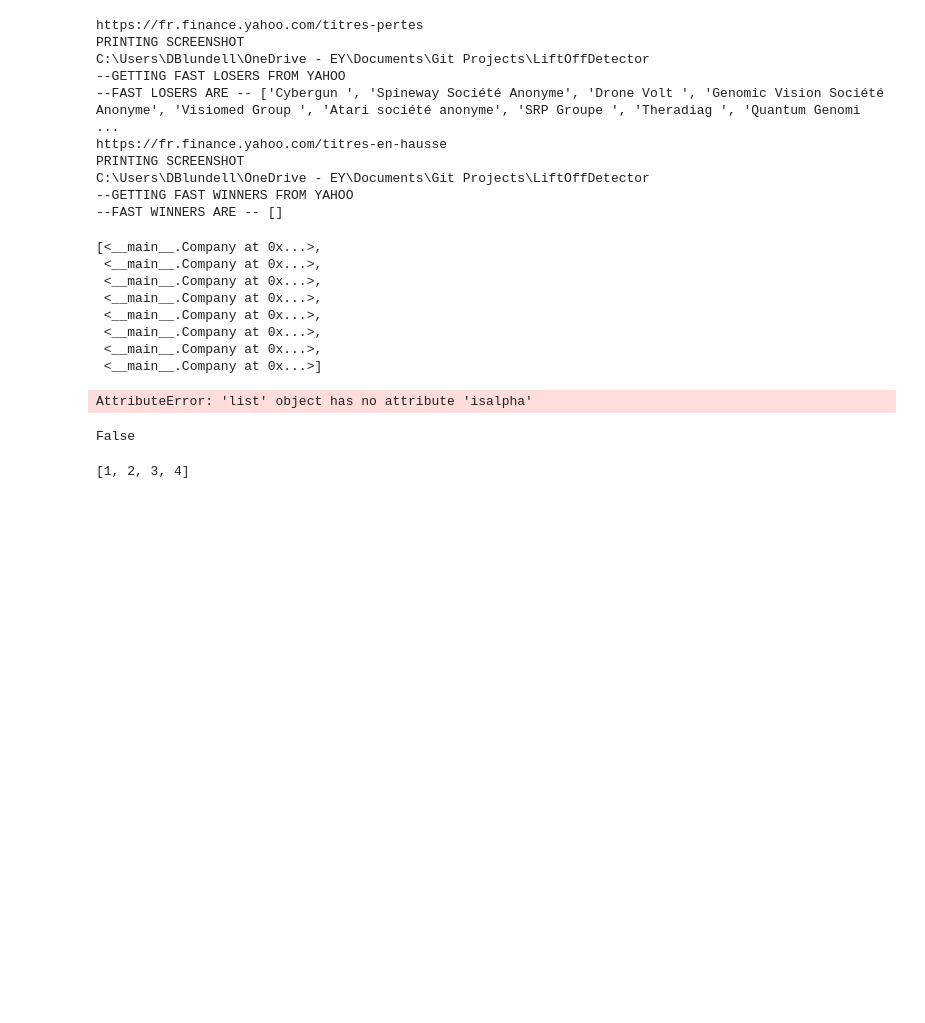
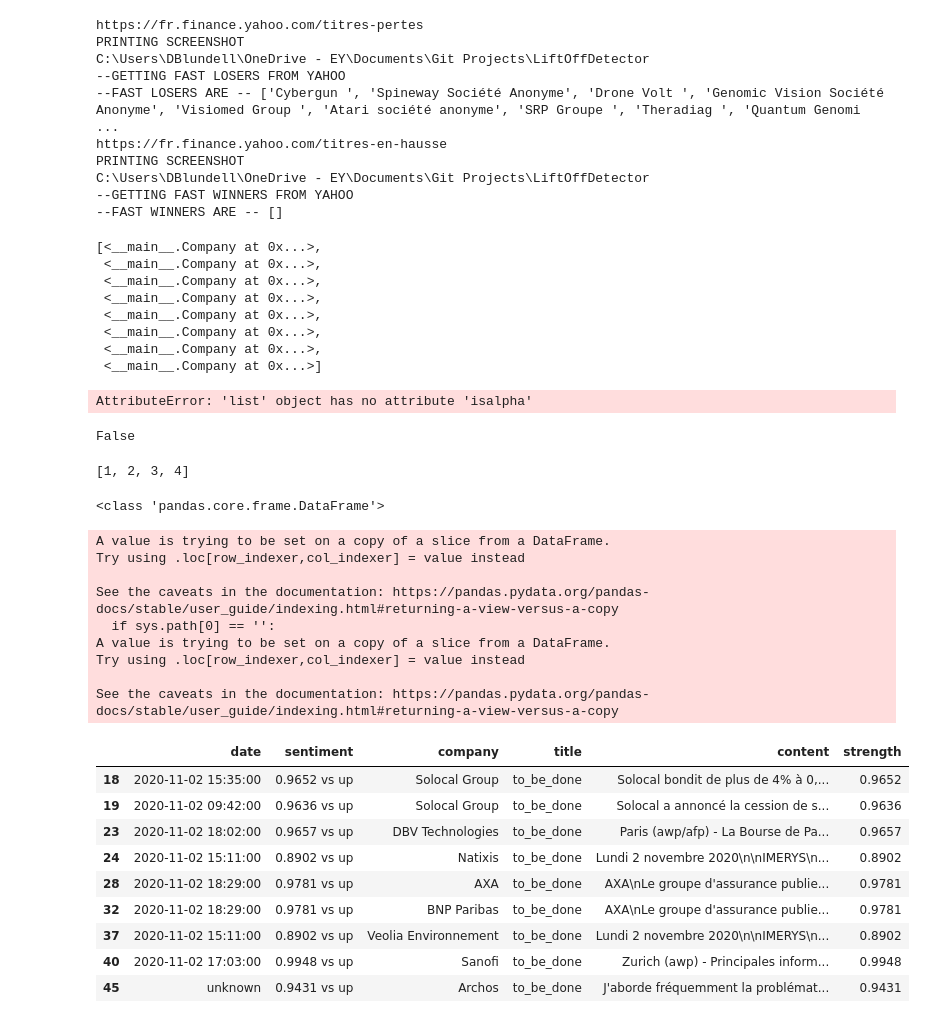
Before and after one commit to DanBluntFlowers/LiftOffDetector, a Jupyter notebook: Untitled.ipynb, the cells around one changed output. Drawn from its saved outputs; the diff is of its cells as text; code cells hidden in the pictures; blank space fills up the shorter version.

Commit message:
defining signal class

```diff
--- a/Untitled.ipynb
+++ b/Untitled.ipynb
@@ -366,3 +366,51 @@ print(b)
 [1, 2, 3, 4]
 # %%
 from langdetect import detect
+# %%
+import pandas as pd
+
+class Signal():
+    def __init__(self):
+        self.report = pd.read_csv("dags/Reports/full_report.csv", sep=";", decimal=",")
+
+    def get_signals(self):
+        report_curated_negative = self.report[(self.report['sentiment'].str.contains('-')) &
+                                              (self.report['sentiment'].str.contains('down'))]
+        print(type(report_curated_negative))
+        report_curated_negative['strength'] = report_curated_negative.apply(
+            lambda x: float(x['sentiment'].split('vs')[0]), axis=1
+        )
+        report_curated_negative = report_curated_negative[report_curated_negative['strength'] < -0.8]
+
+
+        report_curated_positive = self.report[(~self.report['sentiment'].str.contains('-')) &
+                                              (self.report['sentiment'].str.contains('up'))]
+        report_curated_positive['strength'] = report_curated_positive.apply(
+            lambda x: float(x.sentiment.split('vs')[0]), axis=1
+        )
+        report_curated_positive = report_curated_positive[report_curated_positive['strength'] > 0.8]
+        return report_curated_positive
+# %%
+signal = Signal()
+signal.get_signals()
+# %% [output]
+<class 'pandas.core.frame.DataFrame'>
+A value is trying to be set on a copy of a slice from a DataFrame.
+Try using .loc[row_indexer,col_indexer] = value instead
+
+See the caveats in the documentation: https://pandas.pydata.org/pandas-docs/stable/user_guide/indexing.html#returning-a-view-versus-a-copy
+  if sys.path[0] == '':
+A value is trying to be set on a copy of a slice from a DataFrame.
+Try using .loc[row_indexer,col_indexer] = value instead
+
+See the caveats in the documentation: https://pandas.pydata.org/pandas-docs/stable/user_guide/indexing.html#returning-a-view-versus-a-copy
+|  | date | sentiment | company | title | content | strength |
+| 18 | 2020-11-02 15:35:00 | 0.9652 vs up | Solocal Group | to_be_done | Solocal bondit de plus de 4% à 0,... | 0.9652 |
+| 19 | 2020-11-02 09:42:00 | 0.9636 vs up | Solocal Group | to_be_done | Solocal a annoncé la cession de s... | 0.9636 |
+| 23 | 2020-11-02 18:02:00 | 0.9657 vs up | DBV Technologies | to_be_done | Paris (awp/afp) - La Bourse de Pa... | 0.9657 |
+| 24 | 2020-11-02 15:11:00 | 0.8902 vs up | Natixis | to_be_done | Lundi 2 novembre 2020\n\nIMERYS\n... | 0.8902 |
+| 28 | 2020-11-02 18:29:00 | 0.9781 vs up | AXA | to_be_done | AXA\nLe groupe d'assurance publie... | 0.9781 |
+| 32 | 2020-11-02 18:29:00 | 0.9781 vs up | BNP Paribas | to_be_done | AXA\nLe groupe d'assurance publie... | 0.9781 |
+| 37 | 2020-11-02 15:11:00 | 0.8902 vs up | Veolia Environnement | to_be_done | Lundi 2 novembre 2020\n\nIMERYS\n... | 0.8902 |
+| 40 | 2020-11-02 17:03:00 | 0.9948 vs up | Sanofi | to_be_done | Zurich (awp) - Principales inform... | 0.9948 |
+| 45 | unknown | 0.9431 vs up | Archos | to_be_done | J'aborde fréquemment la problémat... | 0.9431 |
```
Also changed, not shown: 2 other files.
